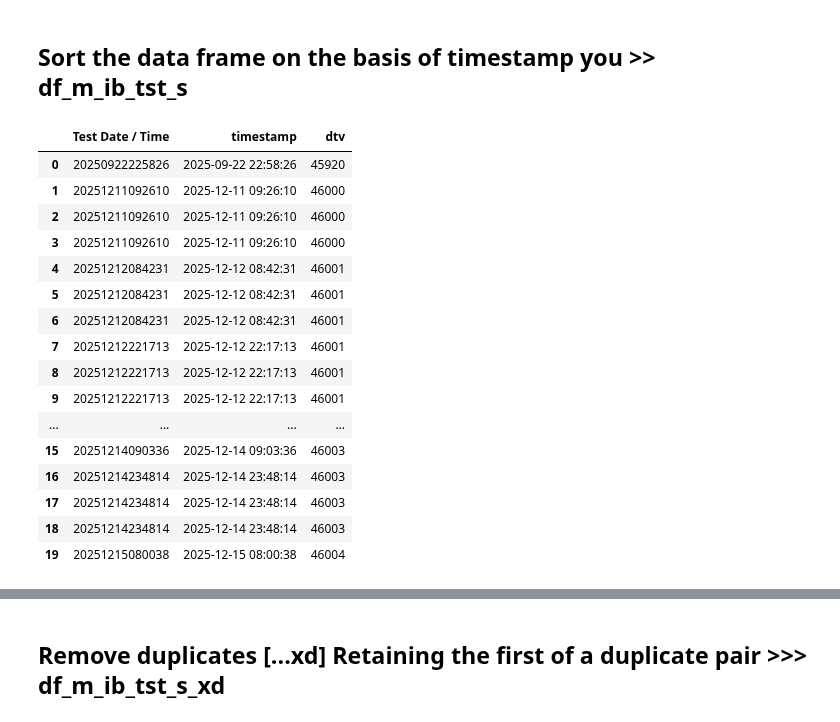
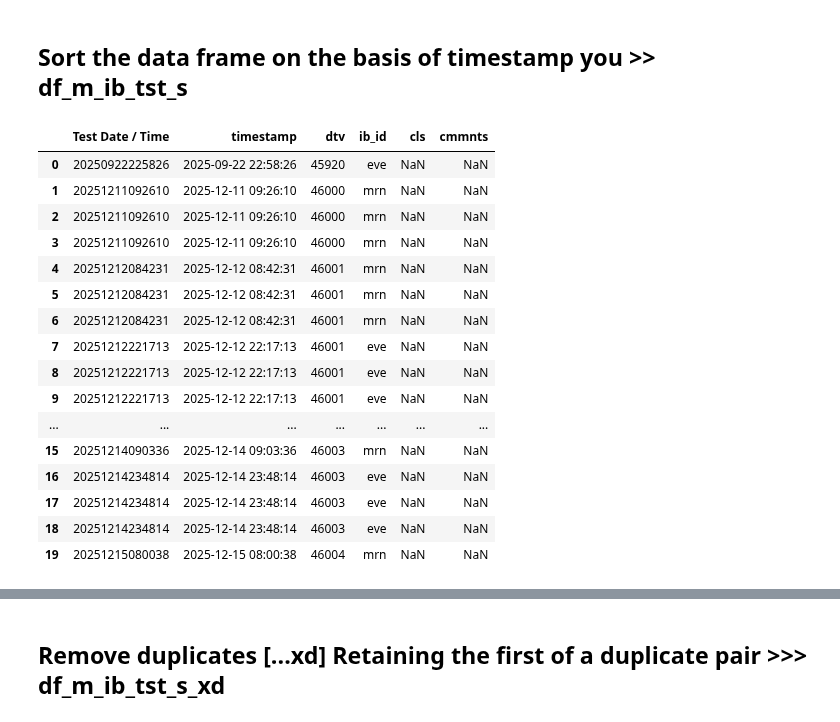
Before and after one commit to 1ratlabs/JL_2, a Jupyter notebook: ib_fls_import.ipynb, the cells around one changed output, grey strips where cells are left out. Saved outputs shown, nothing was run; the diff lists cells and outputs as text; code cells hidden in the pictures.

```diff
--- a/ib_fls_import.ipynb
+++ b/ib_fls_import.ipynb
@@ -64,4 +71,5 @@ NOTE: timestamp = Test Date / Time does not work  use computed time stamp
 # %%
+#filling the media cols
 def fill_ib_leading_columns(df):
     """
     Fills the 5 leading operator columns for InBody datasets:
@@ -90,7 +98,7 @@ def fill_ib_leading_columns(df):
         if pd.isna(ts):
             return np.nan
         hour = ts.hour
-        return "mrn" if 3 <= hour <= 23 else "eve"
+        return "mrn" if 3 <= hour <= 12 else "eve"
 
     df['ib_id'] = df['timestamp'].apply(classify_ib_id)
 
@@ -181,0 +211,9 @@ meta cols filled
+# %%
+media_lst = [
+    "Test Date / Time",
+    "timestamp",
+    "dtv",
+    "ib_id",
+    "cls",
+    "cmmnts"
+]
@@ -185,24 +244,25 @@ meta cols filled
 df_m_ib_tst_s = sort_by_timestamp(df_m_ib_tst)
 # %%
 # verify
-df_m_ib_tst_s[['Test Date / Time', 'timestamp',"dtv"]].head(20)
+# df_m_ib_tst_s[['Test Date / Time', 'timestamp',"dtv","ib_id"]].head(20)
+df_m_ib_tst_s[media_lst].head(20)
 # %% [output]
-|  | Test Date / Time | timestamp | dtv |
-| 0 | 20250922225826 | 2025-09-22 22:58:26 | 45920 |
-| 1 | 20251211092610 | 2025-12-11 09:26:10 | 46000 |
-| 2 | 20251211092610 | 2025-12-11 09:26:10 | 46000 |
-| 3 | 20251211092610 | 2025-12-11 09:26:10 | 46000 |
-| 4 | 20251212084231 | 2025-12-12 08:42:31 | 46001 |
-| 5 | 20251212084231 | 2025-12-12 08:42:31 | 46001 |
-| 6 | 20251212084231 | 2025-12-12 08:42:31 | 46001 |
-| 7 | 20251212221713 | 2025-12-12 22:17:13 | 46001 |
-| 8 | 20251212221713 | 2025-12-12 22:17:13 | 46001 |
-| 9 | 20251212221713 | 2025-12-12 22:17:13 | 46001 |
-| ... | ... | ... | ... |
-| 15 | 20251214090336 | 2025-12-14 09:03:36 | 46003 |
-| 16 | 20251214234814 | 2025-12-14 23:48:14 | 46003 |
-| 17 | 20251214234814 | 2025-12-14 23:48:14 | 46003 |
-| 18 | 20251214234814 | 2025-12-14 23:48:14 | 46003 |
-| 19 | 20251215080038 | 2025-12-15 08:00:38 | 46004 |
+|  | Test Date / Time | timestamp | dtv | ib_id | cls | cmmnts |
+| 0 | 20250922225826 | 2025-09-22 22:58:26 | 45920 | eve | NaN | NaN |
+| 1 | 20251211092610 | 2025-12-11 09:26:10 | 46000 | mrn | NaN | NaN |
+| 2 | 20251211092610 | 2025-12-11 09:26:10 | 46000 | mrn | NaN | NaN |
+| 3 | 20251211092610 | 2025-12-11 09:26:10 | 46000 | mrn | NaN | NaN |
+| 4 | 20251212084231 | 2025-12-12 08:42:31 | 46001 | mrn | NaN | NaN |
+| 5 | 20251212084231 | 2025-12-12 08:42:31 | 46001 | mrn | NaN | NaN |
+| 6 | 20251212084231 | 2025-12-12 08:42:31 | 46001 | mrn | NaN | NaN |
+| 7 | 20251212221713 | 2025-12-12 22:17:13 | 46001 | eve | NaN | NaN |
+| 8 | 20251212221713 | 2025-12-12 22:17:13 | 46001 | eve | NaN | NaN |
+| 9 | 20251212221713 | 2025-12-12 22:17:13 | 46001 | eve | NaN | NaN |
+| ... | ... | ... | ... | ... | ... | ... |
+| 15 | 20251214090336 | 2025-12-14 09:03:36 | 46003 | mrn | NaN | NaN |
+| 16 | 20251214234814 | 2025-12-14 23:48:14 | 46003 | eve | NaN | NaN |
+| 17 | 20251214234814 | 2025-12-14 23:48:14 | 46003 | eve | NaN | NaN |
+| 18 | 20251214234814 | 2025-12-14 23:48:14 | 46003 | eve | NaN | NaN |
+| 19 | 20251215080038 | 2025-12-15 08:00:38 | 46004 | mrn | NaN | NaN |
 # %%
 #verify
```
Also changed, not shown: parts of 22 cells of this notebook.
